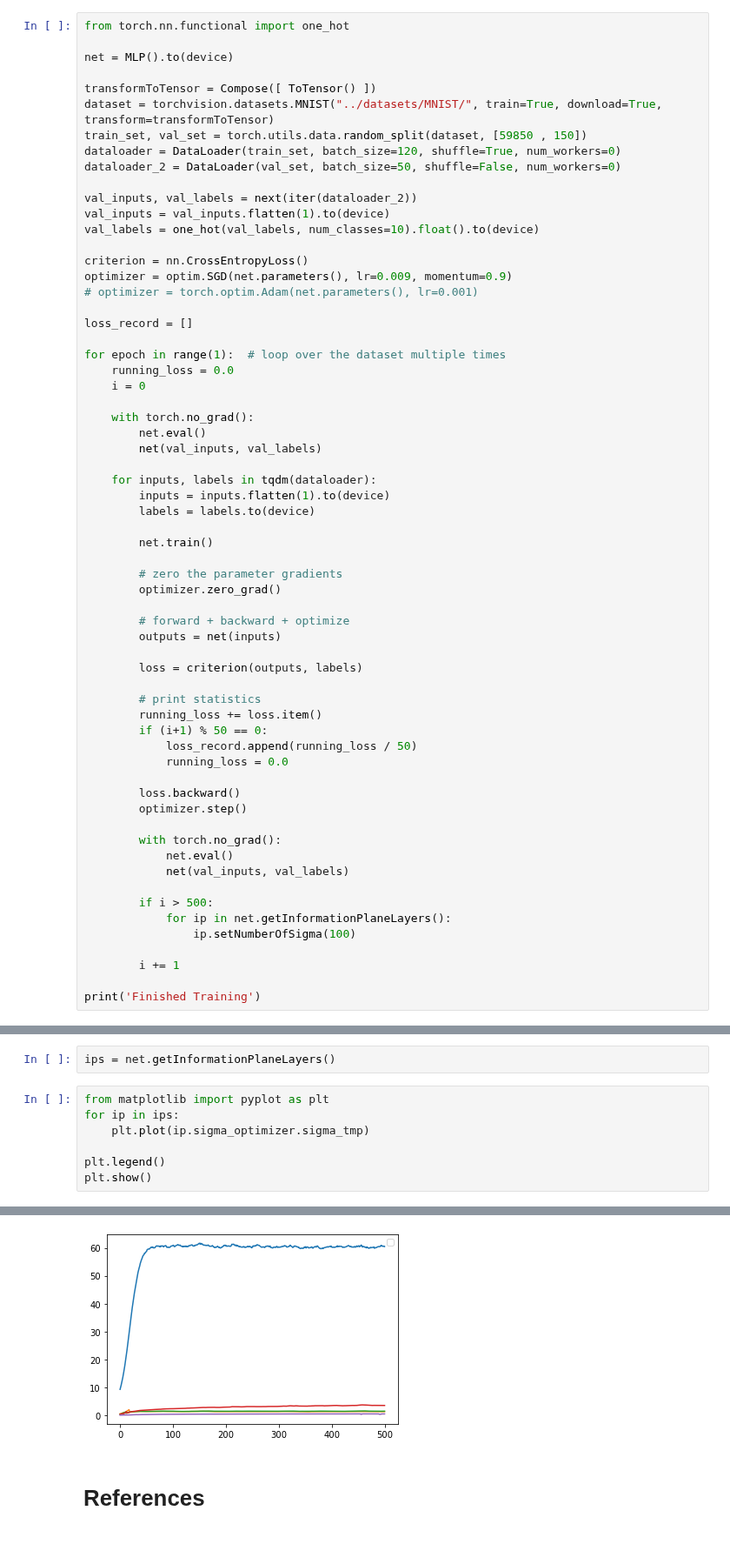
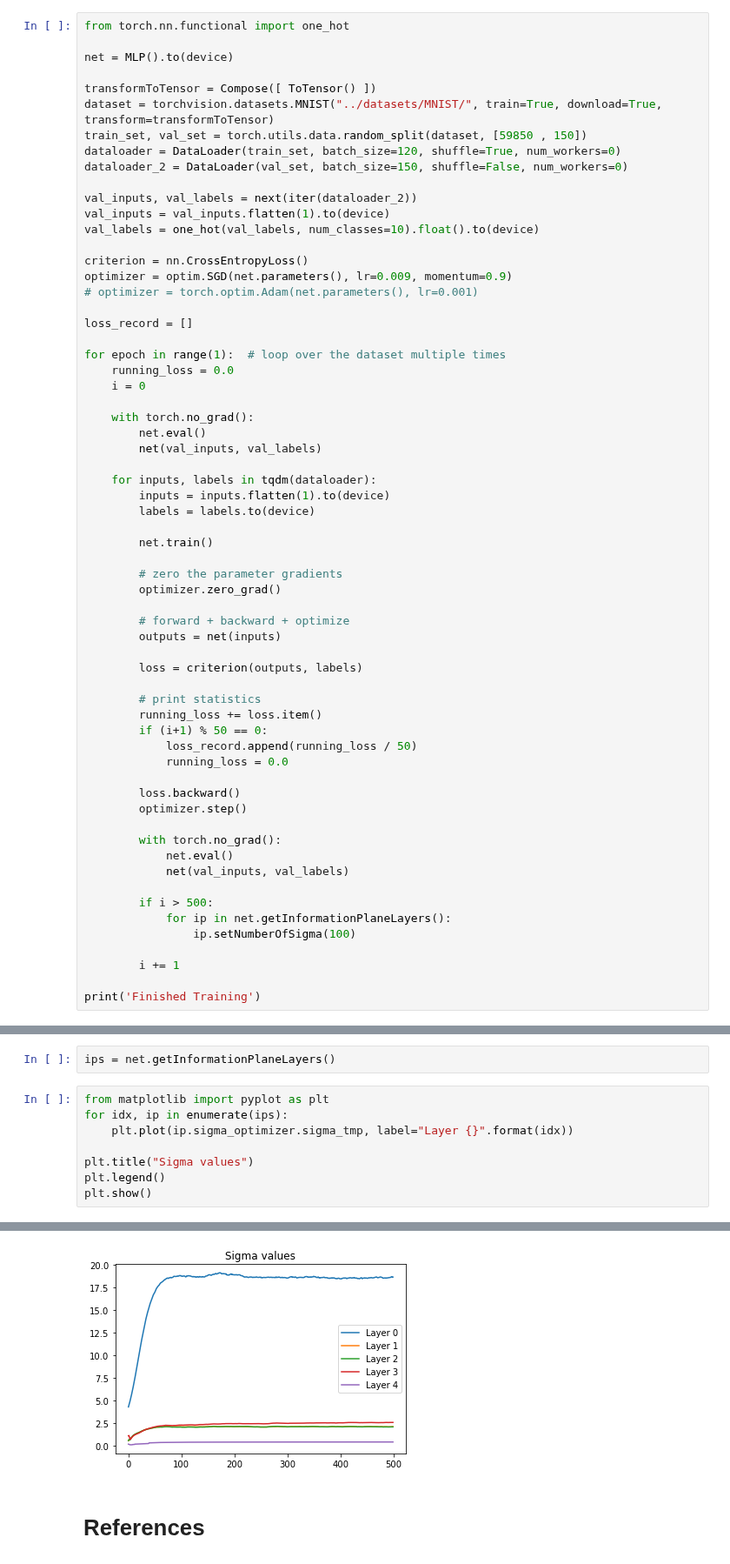
Before and after one commit to SolidusAbi/IPDL, a Jupyter notebook: notebooks/IPLRenyi.ipynb, the cells around one changed output, grey strips where cells are left out. Shown at 87% size. Cells and saved outputs as stored; diff of their text form.

```diff
--- a/notebooks/IPLRenyi.ipynb
+++ b/notebooks/IPLRenyi.ipynb
@@ -106,7 +106,7 @@ transformToTensor = Compose([ ToTensor() ])
 dataset = torchvision.datasets.MNIST("../datasets/MNIST/", train=True, download=True, transform=transformToTensor)
 train_set, val_set = torch.utils.data.random_split(dataset, [59850 , 150])
 dataloader = DataLoader(train_set, batch_size=120, shuffle=True, num_workers=0)
-dataloader_2 = DataLoader(val_set, batch_size=50, shuffle=False, num_workers=0)
+dataloader_2 = DataLoader(val_set, batch_size=150, shuffle=False, num_workers=0)
 
 val_inputs, val_labels = next(iter(dataloader_2))
 val_inputs = val_inputs.flatten(1).to(device)
@@ -170,9 +168,10 @@ showMutualInformation(net.getInformationPlaneLayers(), colors=['Reds', 'Blues',
 ips = net.getInformationPlaneLayers()
 # %%
 from matplotlib import pyplot as plt
-for ip in ips:
-    plt.plot(ip.sigma_optimizer.sigma_tmp)
+for idx, ip in enumerate(ips):
+    plt.plot(ip.sigma_optimizer.sigma_tmp, label="Layer {}".format(idx))
 
+plt.title("Sigma values")
 plt.legend()
 plt.show()
 # %% [output]
@@ -180,4 +178,4 @@ No handles with labels found to put in legend.
-[figure, old version]
+[figure, new version]
 # %% [markdown]
 # References
 # %% [markdown]
```
Also changed, not shown: parts of 3 cells of this notebook, 2 other files.
